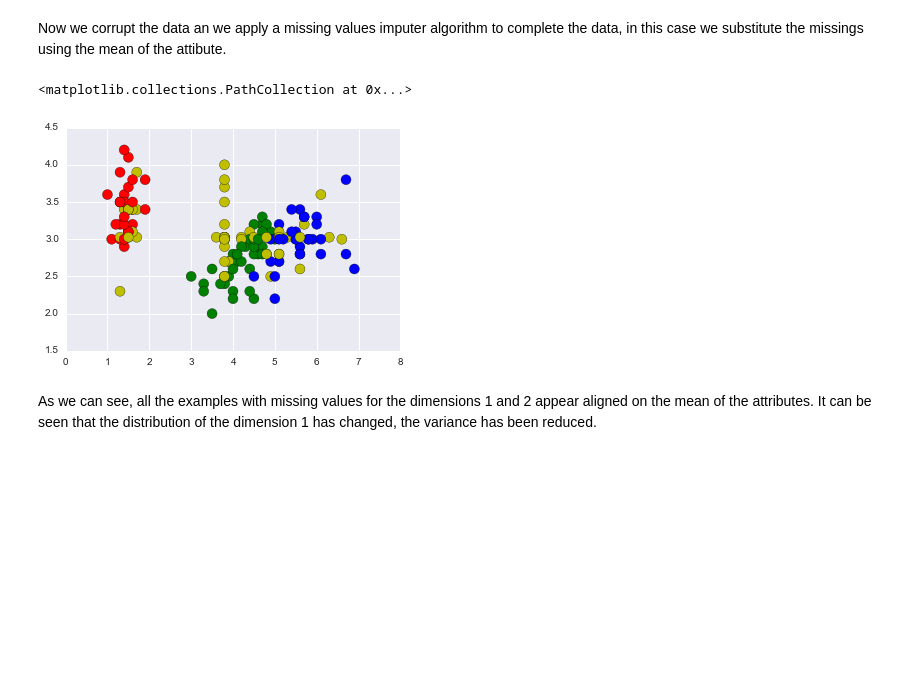
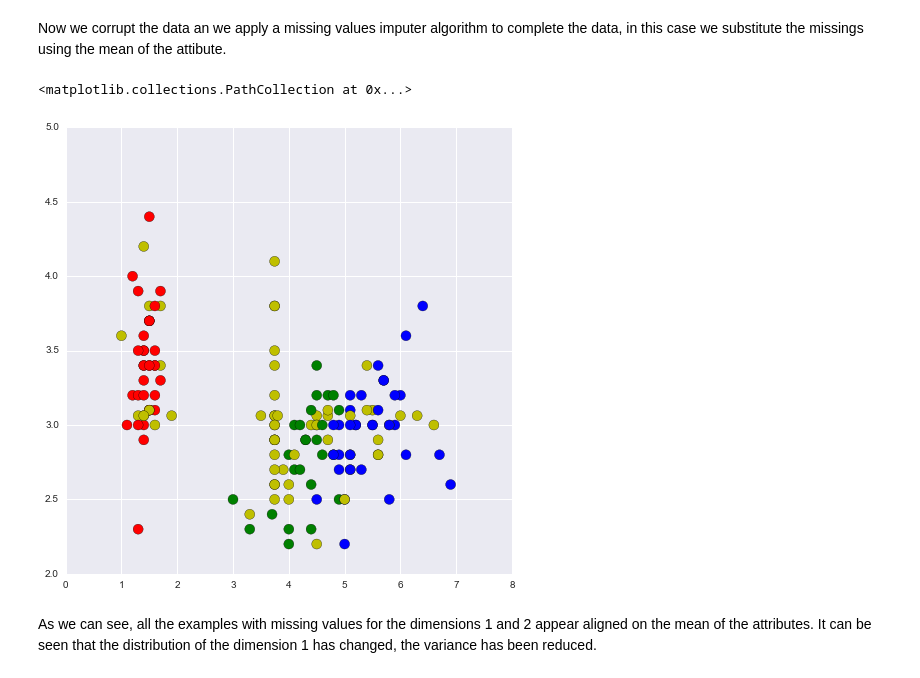
Before and after one commit to bejar/AMLTNotebooks, a Jupyter notebook: Notebooks/MissingValues.ipynb, the cells around one changed output. Cells and saved outputs as stored; diff of their text form; code cells hidden in the pictures; blank space fills up the shorter version.

```diff
--- a/Notebooks/MissingValues.ipynb
+++ b/Notebooks/MissingValues.ipynb
@@ -42,12 +42,13 @@ Now we corrupt the data an we apply a missing values imputer algorithm to comple
 # %%
 for x,y in zip(lrandX,lrandY):
     iris['data'][x,y]=float('NaN')
 imp = Imputer(missing_values='NaN', strategy='mean')
 imp_iris = imp.fit_transform(iris['data'])
+fig = plt.figure(figsize=(8,8))
 plt.scatter(imp_iris[:, 2], imp_iris[:, 1], c=lcols,s=100)
 # %% [output]
 <matplotlib.collections.PathCollection at 0x...>
-[figure, old version]
+[figure, new version]
 # %% [markdown]
 As we can see, all the examples with missing values for the dimensions 1 and 2 appear aligned on the mean of the attributes. It can be seen that the distribution of the dimension 1 has changed, the variance has been reduced.
 # %%
```
Also changed, not shown: parts of 3 cells of this notebook, 3 other files.
